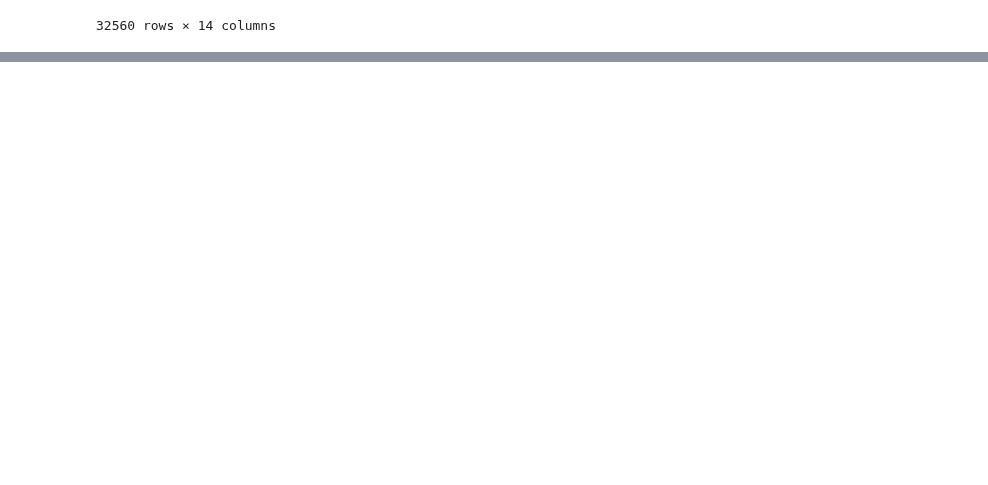
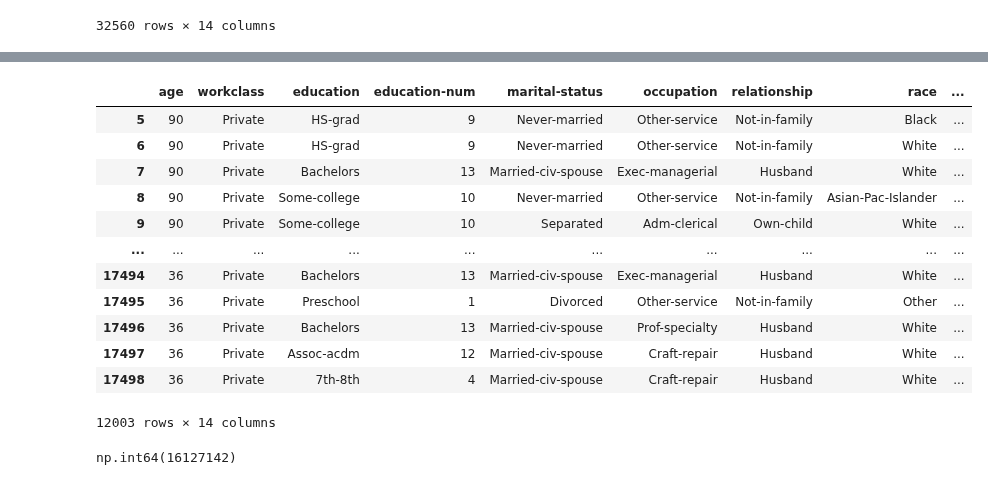
Before and after one commit to Joao-Inacio/Pandas-Descomplicado-Um-Guia-Pratico-para-Iniciantes, a Jupyter notebook: 0.2_Dataframe/dataframe.ipynb, the cells around one changed output, grey strips where cells are left out. Drawn from its saved outputs; the diff is of its cells as text; code cells hidden in the pictures; blank space fills up the shorter version.

```diff
--- a/0.2_Dataframe/dataframe.ipynb
+++ b/0.2_Dataframe/dataframe.ipynb
@@ -833,0 +884,20 @@ df
+# %%
+df.query("age > 35 and workclass == ' Private'")
+# %% [output]
+|  | age | workclass | education | education-num | marital-status | occupation | relationship | race | ... |
+| 5 | 90 | Private | HS-grad | 9 | Never-married | Other-service | Not-in-family | Black | ... |
+| 6 | 90 | Private | HS-grad | 9 | Never-married | Other-service | Not-in-family | White | ... |
+| 7 | 90 | Private | Bachelors | 13 | Married-civ-spouse | Exec-managerial | Husband | White | ... |
+| 8 | 90 | Private | Some-college | 10 | Never-married | Other-service | Not-in-family | Asian-Pac-Islander | ... |
+| 9 | 90 | Private | Some-college | 10 | Separated | Adm-clerical | Own-child | White | ... |
+| ... | ... | ... | ... | ... | ... | ... | ... | ... | ... |
+| 17494 | 36 | Private | Bachelors | 13 | Married-civ-spouse | Exec-managerial | Husband | White | ... |
+| 17495 | 36 | Private | Preschool | 1 | Divorced | Other-service | Not-in-family | Other | ... |
+| 17496 | 36 | Private | Bachelors | 13 | Married-civ-spouse | Prof-specialty | Husband | White | ... |
+| 17497 | 36 | Private | Assoc-acdm | 12 | Married-civ-spouse | Craft-repair | Husband | White | ... |
+| 17498 | 36 | Private | 7th-8th | 4 | Married-civ-spouse | Craft-repair | Husband | White | ... |
+12003 rows × 14 columns
+# %%
+df.query("age > 35 and workclass == ' Private'").loc[:, 'capital-gain'].sum()
+# %% [output]
+np.int64(16127142)
```
Also changed, not shown: parts of 4 cells of this notebook.
